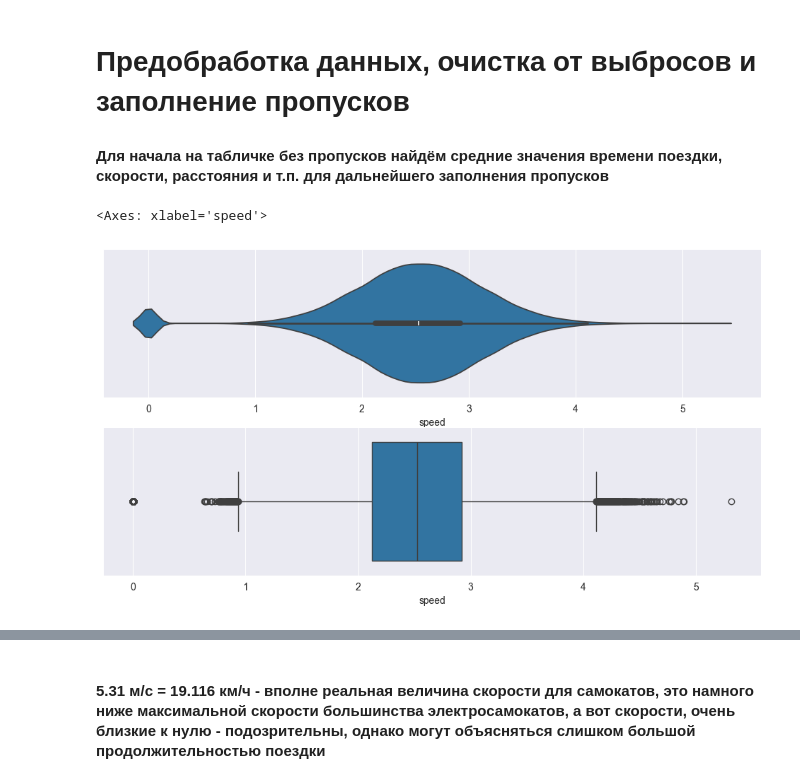
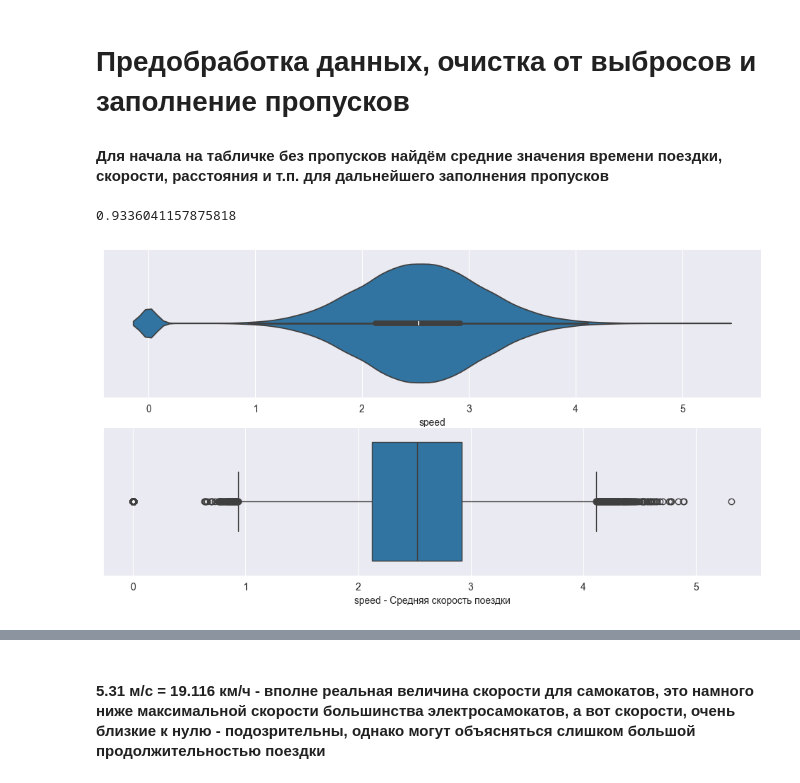
Before and after one commit to alexhronov/analiz_samokatov, a Jupyter notebook: sample.ipynb, the cells around one changed output, grey strips where cells are left out. Drawn from its saved outputs; the diff is of its cells as text; code cells hidden in the pictures.

```diff
--- a/sample.ipynb
+++ b/sample.ipynb
@@ -20,4 +20,6 @@ warnings.filterwarnings("ignore")
 # %%
+for i in rd.columns[4:8]:
+    rd.loc[:, i] = rd[i].astype(str).apply(lambda x: x.lower().replace(' ', '_'))
 rd
 # %% [output]
 |  | unnamed:_0 | id | start_date | end_date | start_location | start_district | end_location | end_district | ... |
@@ -61,11 +63,13 @@ rd1.loc[:, 'duration_sec'] = (rd1.loc[:, 'end_date'] - rd1.loc[:, 'start_date'])
 # %%
 rd1.loc[:, 'speed'] = (rd1.loc[:, 'distance'] / rd1.loc[:, 'duration_sec']).astype(float)
 rd1.loc[:, 'speed'] = rd1['speed'].where(rd1['speed'] <= 1000, pd.NA).dropna()  # находим скорость и ограничиваем экстремальные выбросы
 
 fig, axes = plt.subplots(2, 1, figsize=(12, 6))
 sns.violinplot(rd1.speed, orient='h', ax=axes[0])
 sns.boxplot(rd1.speed, orient='h', ax=axes[1])
+plt.xlabel('speed - Средняя скорость поездки')
+print(rd1.speed.quantile(0.25) - 1.5 * (rd1.speed.quantile(0.75) - rd1.speed.quantile(0.25)))
 # %% [output]
-<Axes: xlabel='speed'>
+0.9336041157875818
-[figure, old version]
+[figure, new version]
 # %%
```
Also changed, not shown: parts of 10 cells of this notebook.
